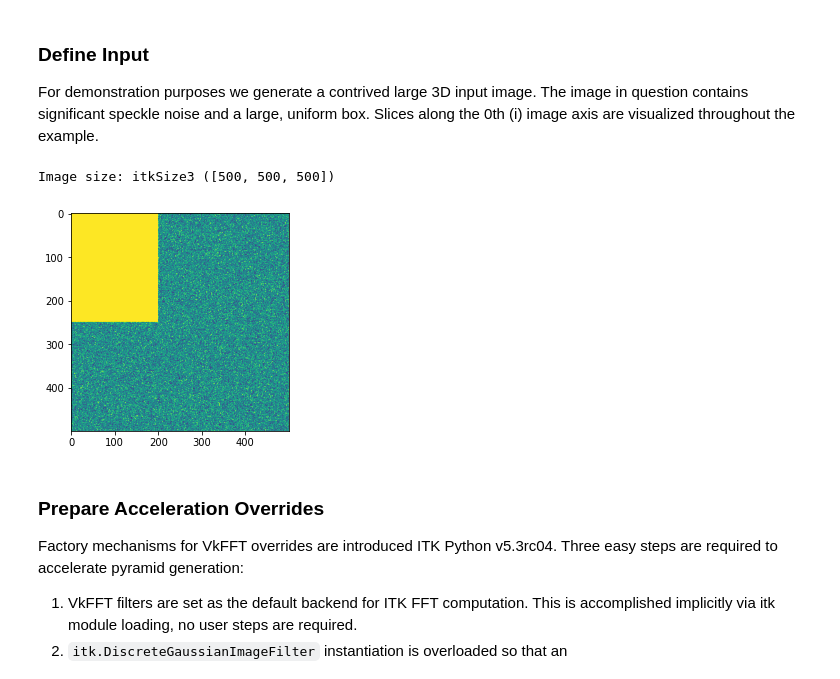
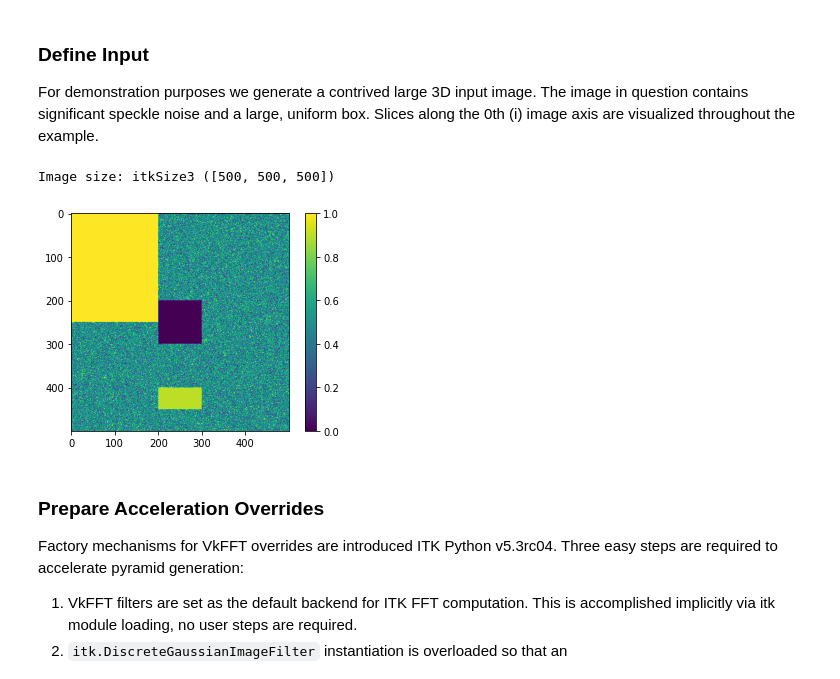
Before and after one commit to tbirdso/ITKVkFFTBackend, a Jupyter notebook: example/AcceleratedMultiscalePyramidGeneration.ipynb, the cells around one changed output. Drawn from its saved outputs; the diff is of its cells as text; code cells hidden in the pictures.

```diff
--- a/example/AcceleratedMultiscalePyramidGeneration.ipynb
+++ b/example/AcceleratedMultiscalePyramidGeneration.ipynb
@@ -24,21 +30,24 @@ For demonstration purposes we generate a contrived large 3D input image. The ima
 # %%
 ImageDimension = 3
 PixelType = itk.F
 ImageType = itk.Image[PixelType, ImageDimension]
 
 # Create a default 3D image with a large, continuous feature
 def create_random_image(image_size:list=[500,500,500]) -> ImageType:
     arr = np.random.rand(*image_size).astype(np.float32)
     arr[0:80,0:250,0:200] = 1
+    arr[0:10,200:300,200:300] = 0
+    arr[0:400,400:450,200:300] = 0.9
     return itk.image_from_array(arr)
 
 image = create_random_image()
 print(f'Image size: {itk.size(image)}')
 plt.imshow(image[0,:,:])
+plt.colorbar()
 plt.show()
 # %% [output]
 Image size: itkSize3 ([500, 500, 500])
-[figure, old version]
+[figure, new version]
 # %% [markdown]
 ### Prepare Acceleration Overrides
 
```
Also changed, not shown: parts of 16 cells of this notebook.
